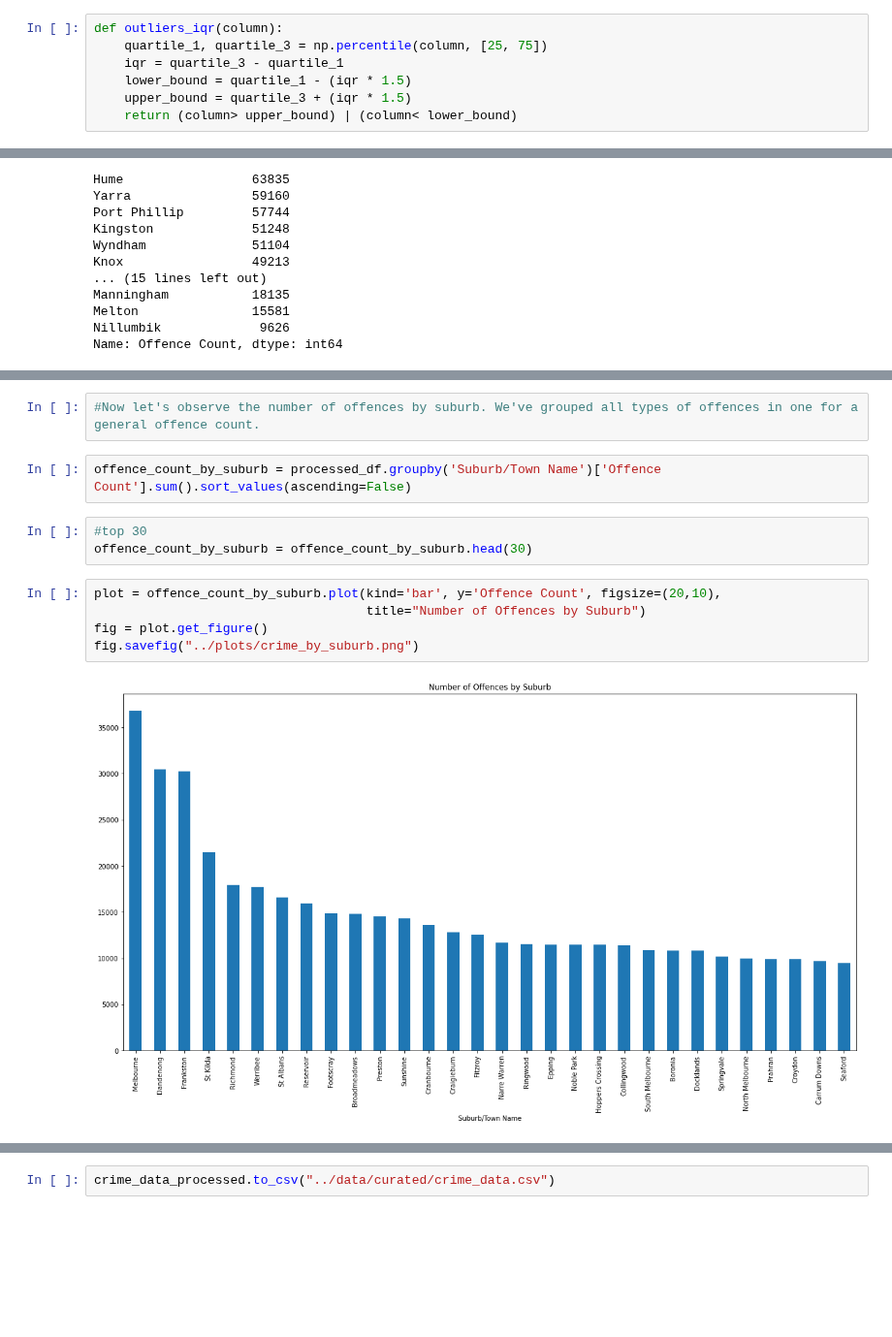
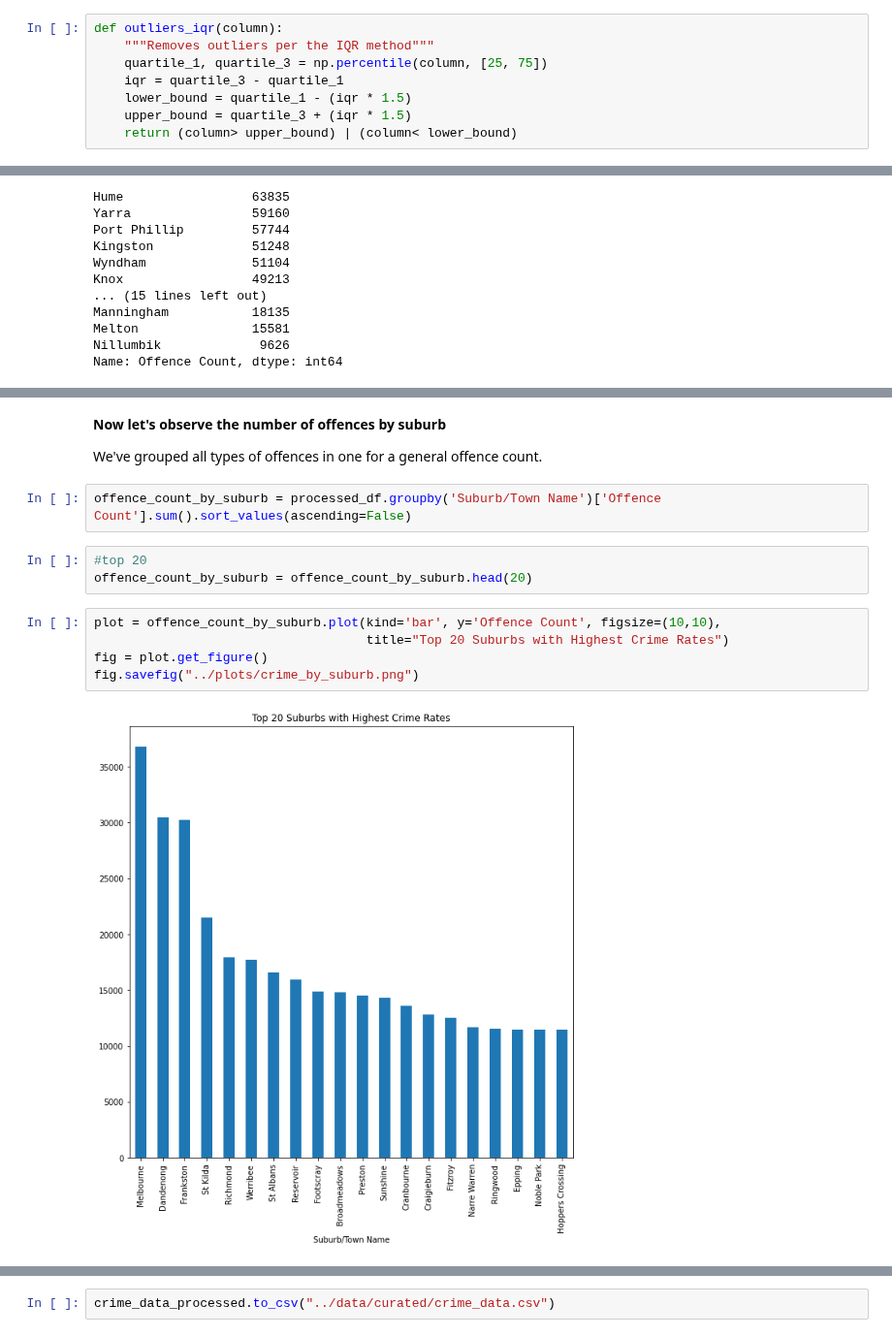
Before and after one commit to MAST30034-Applied-Data-Science/generic-real-estate-consulting-project-group-30, a Jupyter notebook: notebooks/preprocessing_crime.ipynb, the cells around one changed output, grey strips where cells are left out. Shown at 97% size. Saved outputs shown, nothing was run; the diff lists cells and outputs as text; blank space fills up the shorter version.

```diff
--- a/notebooks/preprocessing_crime.ipynb
+++ b/notebooks/preprocessing_crime.ipynb
@@ -283,5 +289,6 @@ fig.savefig("../plots/offence_counts_plot.png")
 # %%
 def outliers_iqr(column):
+    """Removes outliers per the IQR method"""
     quartile_1, quartile_3 = np.percentile(column, [25, 75])
     iqr = quartile_3 - quartile_1
     lower_bound = quartile_1 - (iqr * 1.5)
@@ -465,16 +471,18 @@ offence_count_by_LGA.plot(kind='bar', figsize=(20,10), title="Number of Offences
 [figure]
-# %%
-#Now let's observe the number of offences by suburb. We've grouped all types of offences in one for a general offence count.
+# %% [markdown]
+**Now let's observe the number of offences by suburb**
+
+We've grouped all types of offences in one for a general offence count.
 # %%
 offence_count_by_suburb = processed_df.groupby('Suburb/Town Name')['Offence Count'].sum().sort_values(ascending=False)
 # %%
-#top 30
-offence_count_by_suburb = offence_count_by_suburb.head(30)
+#top 20
+offence_count_by_suburb = offence_count_by_suburb.head(20)
 # %%
-plot = offence_count_by_suburb.plot(kind='bar', y='Offence Count', figsize=(20,10),
-                                    title="Number of Offences by Suburb")
+plot = offence_count_by_suburb.plot(kind='bar', y='Offence Count', figsize=(10,10),
+                                    title="Top 20 Suburbs with Highest Crime Rates")
 fig = plot.get_figure()
 fig.savefig("../plots/crime_by_suburb.png")
 # %% [output]
-[figure, old version]
+[figure, new version]
 # %% [markdown]
```
Also changed, not shown: parts of 32 cells of this notebook, 1 other file.
